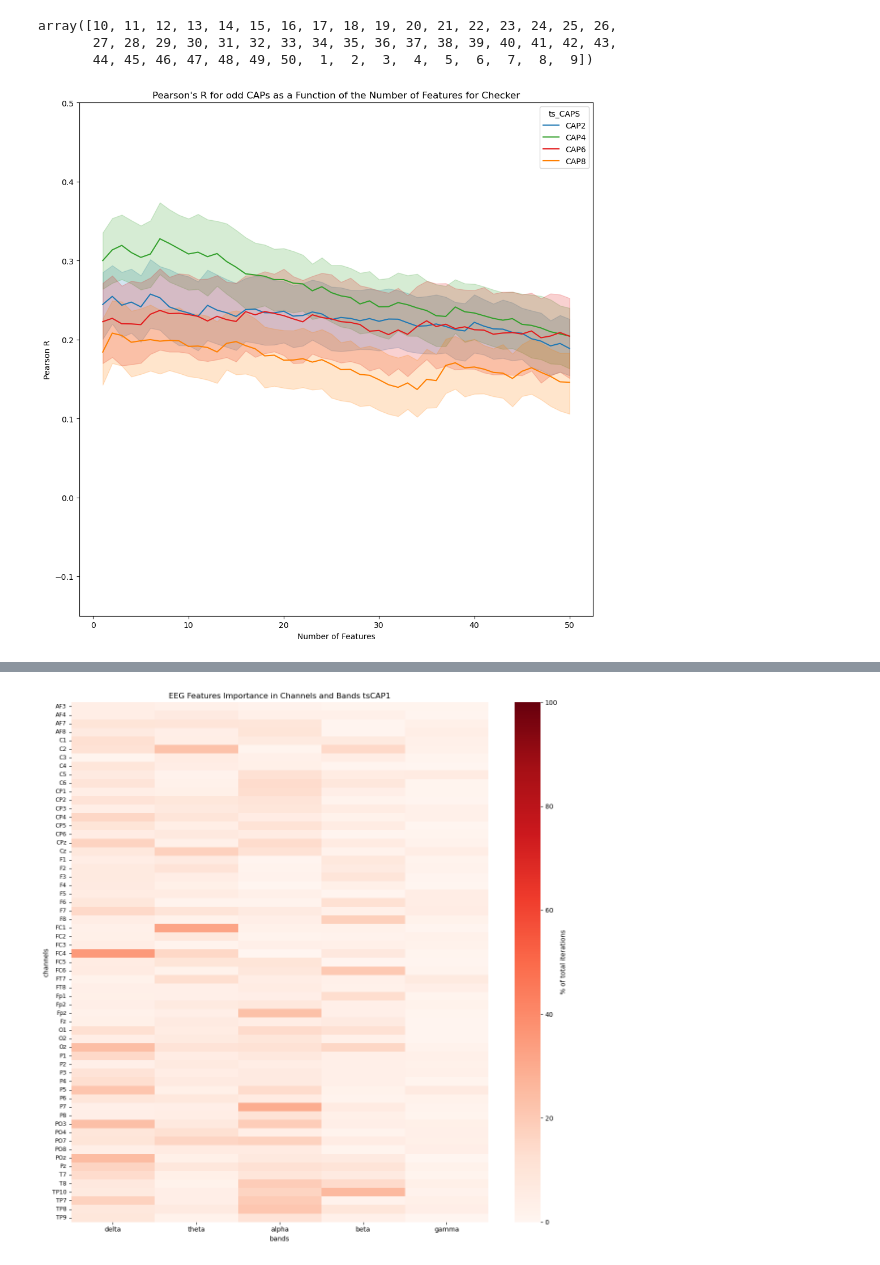
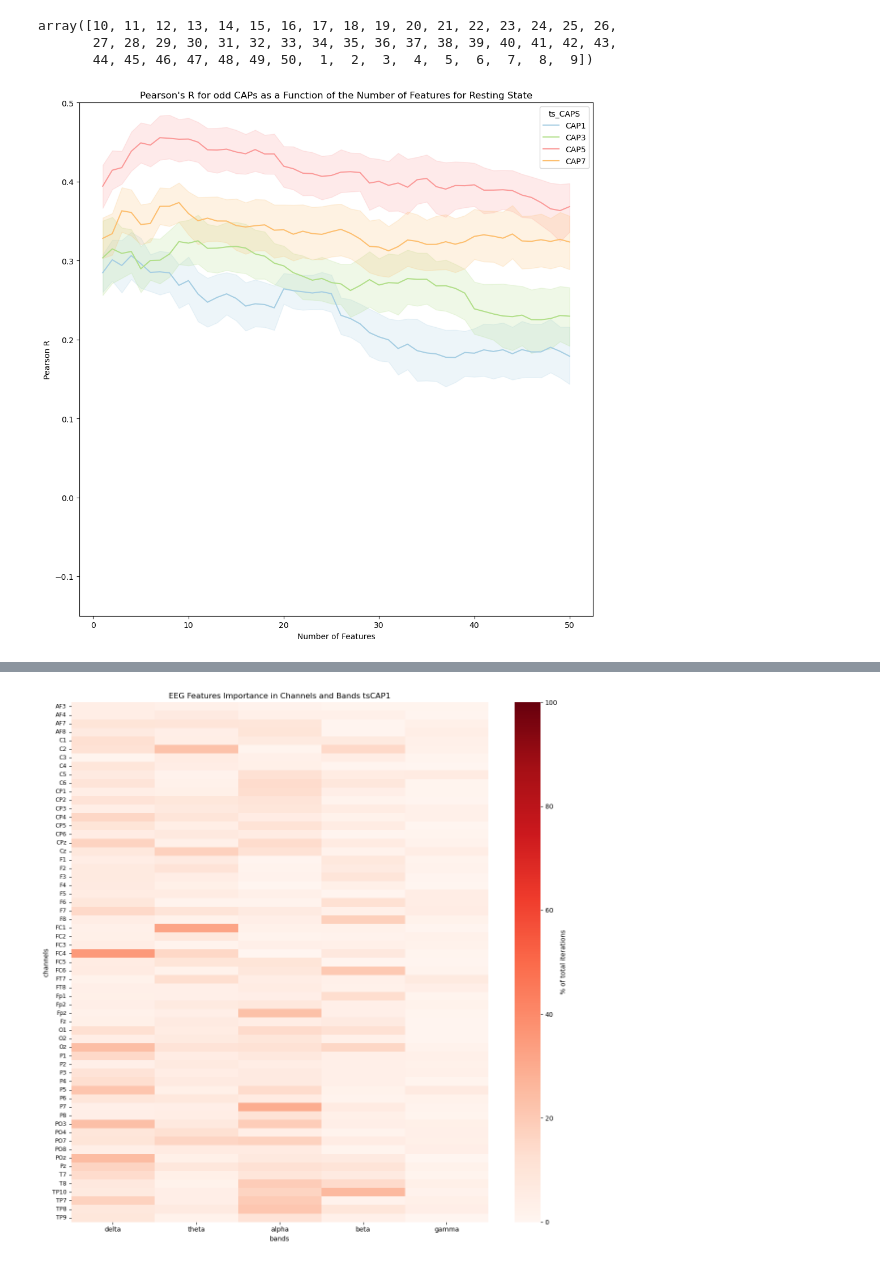
Before and after one commit to Sam54000/eeg_brain_state_prediction, a Jupyter notebook: labs/plotting_screening_nb_features.ipynb, the cells around one changed output, grey strips where cells are left out. Cells and saved outputs as stored; diff of their text form; code cells hidden in the pictures.

Commit message:
Updated Plotting minimal documentation

```diff
--- a/labs/plotting_screening_nb_features.ipynb
+++ b/labs/plotting_screening_nb_features.ipynb
@@ -9,3 +10,12 @@ import matplotlib.pyplot as plt
 #    df['nb_features'] = nb_features
 #    gros_pd = pd.concat([gros_pd,df.reset_index()])
 #
+# %%
+df = pd.read_csv("/home/slouviot/01_projects/eeg_brain_state_prediction/data/custom_envelope_caps/subject_level_feature_selection/sub-01_task-rest_desc-CustomEnvBk8CapsEegOnly_predictions.csv")
+sns.lineplot(
+    data=df,
+    x = "n_features",
+    y = "pearson_r",
+    hue= 'ts_CAPS',
+    errorbar=None,
+)
@@ -15,8 +43,8 @@ import pandas as pd
 import re
 import matplotlib.pyplot as plt
 import seaborn as sns
-directory = Path("/home/slouviot/01_projects/eeg_brain_state_prediction/data/custom_envelope_caps/group_level_feature_selection")
-TASK = "checker"
+directory = Path("/home/slouviot/01_projects/eeg_brain_state_prediction/data/custom_envelope_caps/subject_level_feature_selection")
+TASK = "rest"
 C = "even"
 additional_info = "WithPupil"
 
@@ -27,30 +55,9 @@ for file in directory.iterdir():
         task = re.search(r"task-\w+(?=_)", file.name).group(0)
         subject = re.search(r"sub-\w+(?=_)", file.name).group(0)
         condition = (
-        description.split("-")[1] == "CustomEnvBkFeatureSelectionAggTstats",
+        description.split("-")[1] == "CustomEnvBk8CapsEegOnly",
         task.split("-")[1] == f"{TASK}"
         )
         if all(condition):
             df = pd.read_csv(file)
-            other_df = pd.read_csv(f"/home/slouviot/01_projects/eeg_brain_state_prediction/data/custom_envelope_caps/group_level_feature_selection_2/{subject}_task-{TASK}_desc-CustomEnvBk8CapsEegOnly_predictions.csv")
-            #df.drop(columns = ["Unnamed: 0", "index"], inplace = True)
-            #other_df.drop(columns = ["Unnamed: 0","index"], inplace = True)
-            df = pd.concat([df, other_df])
-            df["task"] = TASK
-            df["description"] = "CustomEnvBk8CapsEegOnly"
-            df.drop_duplicates(inplace=True)
-            df.sort_values(by = "n_features", inplace = True)
-            df.sort_values(by = ["ts_CAPS", "n_features"], inplace = True)
-            df.reset_index(inplace=True, drop = True)
-            df.to_csv(file, index=False)
-            file.rename(file.parent/file.name.replace(
-                "desc-CustomEnvBkFeatureSelectionAggTstats_predictions",
-                "desc-CustomEnvBk8CapsEegOnly_predictions"
-            )
-            )
-
-
-#another_gros_pd = pd.read_csv(f"/home/slouviot/01_projects/eeg_brain_state_prediction/data/custom_envelope_caps/sub-all_ses-all_task-{TASK}_desc-CustomEnvBk8FeatureSelection_predictions.csv")
-#another_gros_pd.drop(columns = ["Unnamed: 0"], inplace = True)
-#another_gros_pd = another_gros_pd[another_gros_pd["n_features"] < 10]
-#gros_pd = pd.concat([gros_pd,another_gros_pd])
+            gros_pd = pd.concat([gros_pd, df.reset_index()])
@@ -138,37 +191,37 @@ array([10, 11, 12, 13, 14, 15, 16, 17, 18, 19, 20, 21, 22, 23, 24, 25, 26,
        27, 28, 29, 30, 31, 32, 33, 34, 35, 36, 37, 38, 39, 40, 41, 42, 43,
        44, 45, 46, 47, 48, 49, 50,  1,  2,  3,  4,  5,  6,  7,  8,  9])
 # %%
-C = "even"
+C = "odd"
 if C == "odd":
     caps = [f'CAP{c}'  for c in range(9) if c%2 != 0]
 elif C == "even":
     caps = [f'CAP{c}'  for c in range(9) if c%2 == 0]
 
 petit_pd = gros_pd.groupby(['subject','session','ts_CAPS','n_features']).mean('pearson_r').reset_index()
 selected_caps = petit_pd[petit_pd['ts_CAPS'].isin(caps)]
 figure = plt.figure(figsize=(10,10))
 sns.lineplot(x="n_features",
              y="pearson_r",
              hue="ts_CAPS",
              data=petit_pd,
              palette="Paired",
              errorbar=('ci', 68),
              #alpha = 1,
              hue_order=[c  if c in caps else '' for c in gros_pd['ts_CAPS'].unique()]
              )
 if TASK == 'rest':
     t = "Resting State"
 else:
     t = TASK.capitalize()
 plt.title(f"Pearson's R for odd CAPs as a Function of the Number of Features for {t}")
 plt.ylabel('Pearson R')
 plt.xlabel('Number of Features')
 
 plt.ylim(-0.15,0.5)
 plt.tight_layout()
-plt.savefig(f"/home/slouviot/01_projects/eeg_brain_state_prediction/figures/custom_bands_features_investigation/double_dipping/prediction_as_function_nb_features_{C}_task-{TASK}_with_pupil.png")
+plt.savefig(f"/home/slouviot/01_projects/eeg_brain_state_prediction/figures/custom_bands_features_investigation/double_dipping/prediction_as_function_nb_features_subject_level_{C}_task-{TASK}_eeg_only.png")
 # %% [output]
-[figure, old version]
+[figure, new version]
 # %%
 gros_pd
 # %% [output]
```
Also changed, not shown: parts of 14 cells of this notebook, 5 other files.
